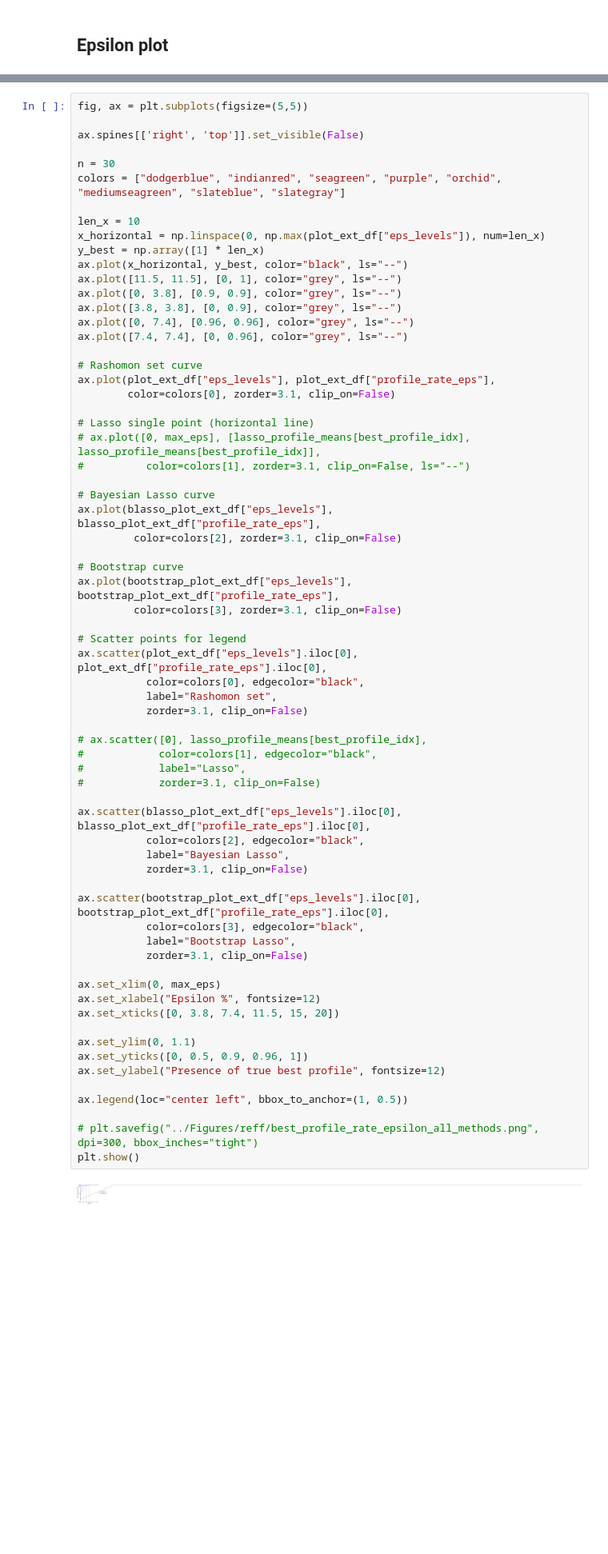
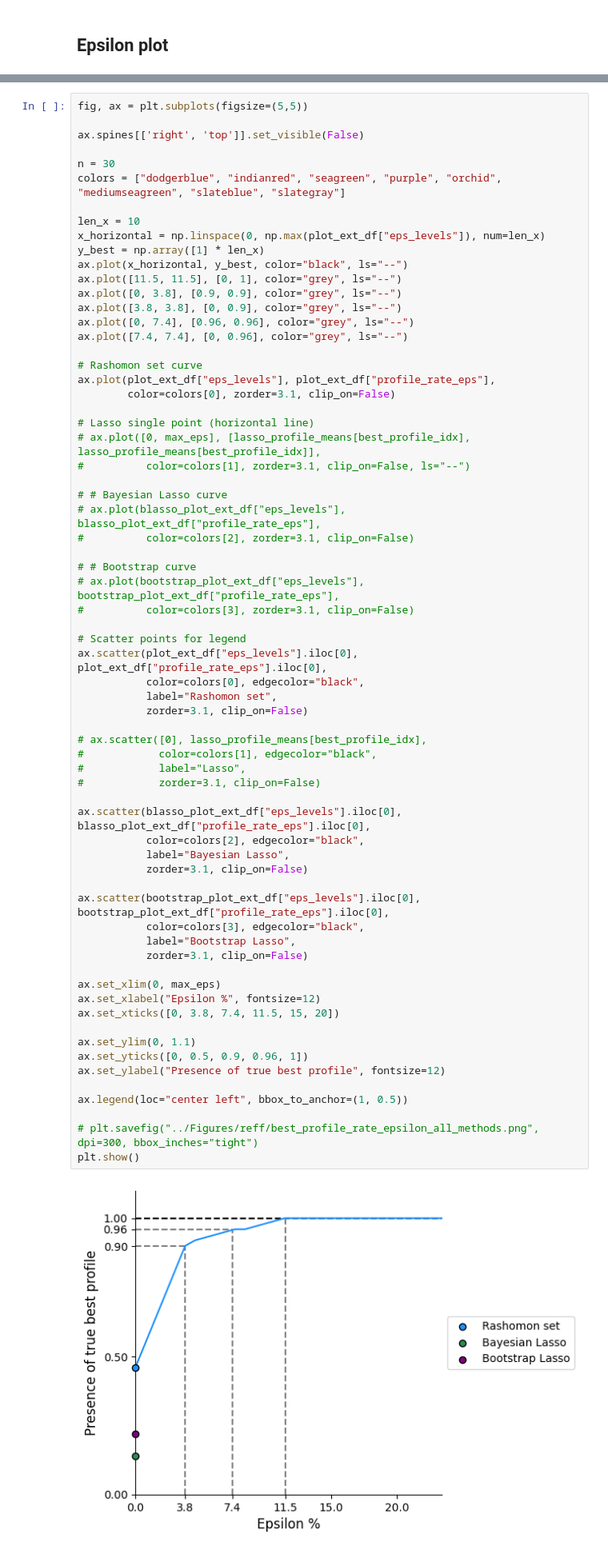
Before and after one commit to AparaV/rashomon-partition-sets, a Jupyter notebook: Code/analyze_reff_simulations.ipynb, the cells around one changed output, grey strips where cells are left out. Shown at 80% size. Saved outputs shown, nothing was run; the diff lists cells and outputs as text; blank space fills up the shorter version.

Commit message:
Plots

```diff
--- a/Code/analyze_reff_simulations.ipynb
+++ b/Code/analyze_reff_simulations.ipynb
@@ -702,13 +702,13 @@ ax.plot(plot_ext_df["eps_levels"], plot_ext_df["profile_rate_eps"],
 # ax.plot([0, max_eps], [lasso_profile_means[best_profile_idx], lasso_profile_means[best_profile_idx]],
 #          color=colors[1], zorder=3.1, clip_on=False, ls="--")
 
-# Bayesian Lasso curve
-ax.plot(blasso_plot_ext_df["eps_levels"], blasso_plot_ext_df["profile_rate_eps"],
-         color=colors[2], zorder=3.1, clip_on=False)
+# # Bayesian Lasso curve
+# ax.plot(blasso_plot_ext_df["eps_levels"], blasso_plot_ext_df["profile_rate_eps"],
+#          color=colors[2], zorder=3.1, clip_on=False)
 
-# Bootstrap curve
-ax.plot(bootstrap_plot_ext_df["eps_levels"], bootstrap_plot_ext_df["profile_rate_eps"],
-         color=colors[3], zorder=3.1, clip_on=False)
+# # Bootstrap curve
+# ax.plot(bootstrap_plot_ext_df["eps_levels"], bootstrap_plot_ext_df["profile_rate_eps"],
+#          color=colors[3], zorder=3.1, clip_on=False)
 
 # Scatter points for legend
 ax.scatter(plot_ext_df["eps_levels"].iloc[0], plot_ext_df["profile_rate_eps"].iloc[0],
@@ -717,34 +717,34 @@ ax.scatter(plot_ext_df["eps_levels"].iloc[0], plot_ext_df["profile_rate_eps"].il
            zorder=3.1, clip_on=False)
 
 # ax.scatter([0], lasso_profile_means[best_profile_idx],
 #            color=colors[1], edgecolor="black",
 #            label="Lasso",
 #            zorder=3.1, clip_on=False)
 
 ax.scatter(blasso_plot_ext_df["eps_levels"].iloc[0], blasso_plot_ext_df["profile_rate_eps"].iloc[0],
            color=colors[2], edgecolor="black",
            label="Bayesian Lasso",
            zorder=3.1, clip_on=False)
 
 ax.scatter(bootstrap_plot_ext_df["eps_levels"].iloc[0], bootstrap_plot_ext_df["profile_rate_eps"].iloc[0],
            color=colors[3], edgecolor="black",
            label="Bootstrap Lasso",
            zorder=3.1, clip_on=False)
 
 ax.set_xlim(0, max_eps)
 ax.set_xlabel("Epsilon %", fontsize=12)
 ax.set_xticks([0, 3.8, 7.4, 11.5, 15, 20])
 
 ax.set_ylim(0, 1.1)
 ax.set_yticks([0, 0.5, 0.9, 0.96, 1])
 ax.set_ylabel("Presence of true best profile", fontsize=12)
 
 ax.legend(loc="center left", bbox_to_anchor=(1, 0.5))
 
 # plt.savefig("../Figures/reff/best_profile_rate_epsilon_all_methods.png", dpi=300, bbox_inches="tight")
 plt.show()
 # %% [output]
-[figure, old version]
+[figure, new version]
 # %% [markdown]
 ## Top-K Models Min Dosage Inclusion Analysis
 # %%
```
Also changed, not shown: parts of 5 cells of this notebook.
